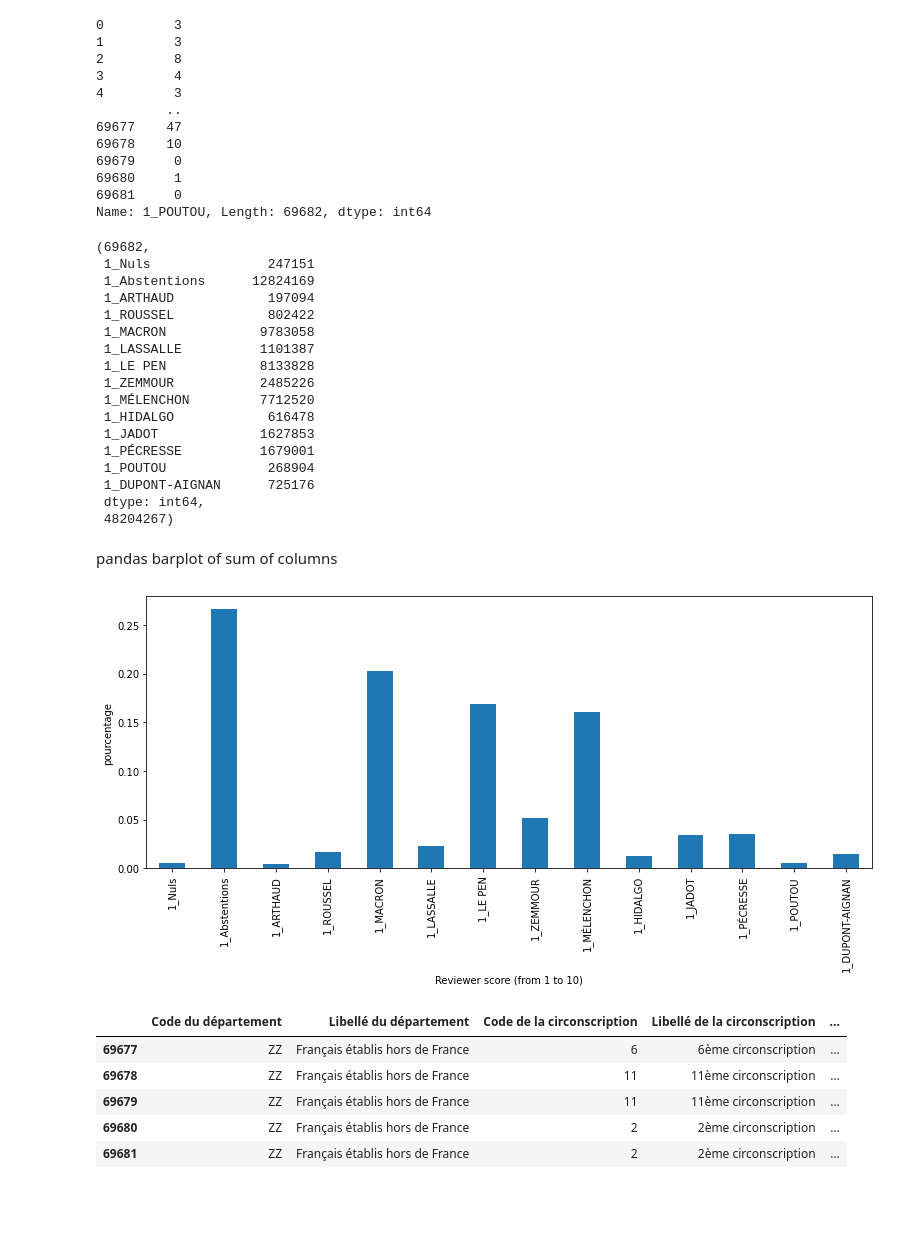
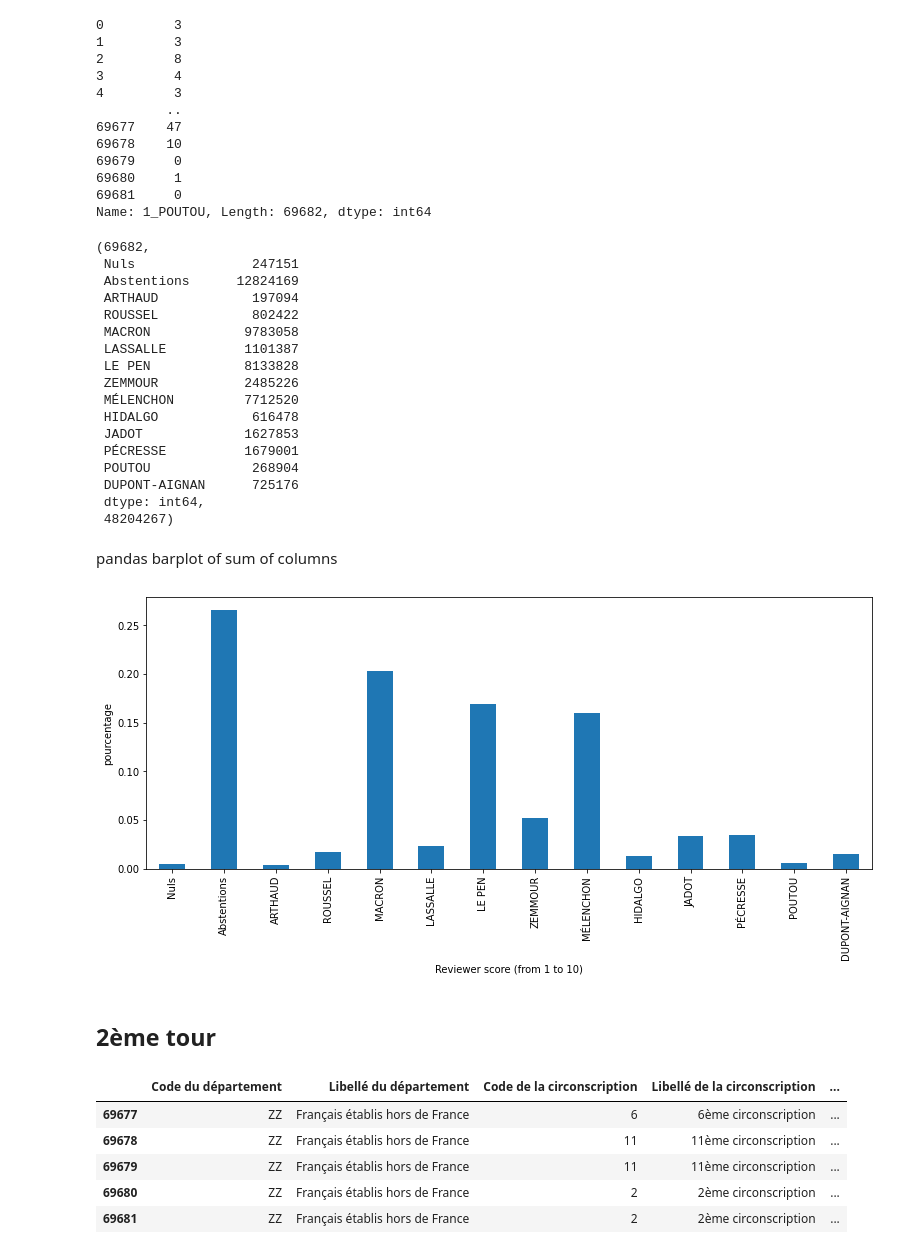
Before and after one commit to laurentperrinet/2022-05-04_transfert-des-voix, a Jupyter notebook: 2022-05-04_transfert-des-voix.ipynb, the cells around one changed output. Cells and saved outputs as stored; diff of their text form; code cells hidden in the pictures; blank space fills up the shorter version.

Commit message:
premiers plots

```diff
--- a/2022-05-04_transfert-des-voix.ipynb
+++ b/2022-05-04_transfert-des-voix.ipynb
@@ -81,7 +81,7 @@ df.head()
 | 3 | 6 | 265 | 4 | 0002 |
 | 4 | 8 | 246 | 4 | 0003 |
 # %%
-df_1 = T1[['Nuls', 'Abstentions']].copy()
+df_1 = T1[['Nuls', 'Blancs', 'Abstentions']].copy()
 #df_1 = df_1.rename(columns={"Nuls": "1_Nuls", "Abstentions": "1_Abstentions"})
 df_1.head()
 # %% [output]
@@ -190,7 +190,7 @@ Name: 0, dtype: object
 for i_candidat, candidat in enumerate(candidats):
     i_col = col_start + i_candidat*col_par_cdt + 2
     print(i_col, T1.iloc[:, i_col].values)
-    df['1_' + candidat] = T1.iloc[:, i_col].values
+    df_1[candidat] = T1.iloc[:, i_col].values
 # %% [output]
 25 [3 2 4 ... 0 0 0]
 32 [ 6  7 30 ...  1  1  1]
@@ -259,23 +259,23 @@ df['1_POUTOU']
 69681     0
 Name: 1_POUTOU, Length: 69682, dtype: int64
 # %%
-len(df), df.sum(), df.sum().sum()
+len(df_1), df_1.sum(), df_1.sum().sum()
 # %% [output]
 (69682,
- 1_Nuls               247151
- 1_Abstentions      12824169
- 1_ARTHAUD            197094
- 1_ROUSSEL            802422
- 1_MACRON            9783058
- 1_LASSALLE          1101387
- 1_LE PEN            8133828
- 1_ZEMMOUR           2485226
- 1_MÉLENCHON         7712520
- 1_HIDALGO            616478
- 1_JADOT             1627853
- 1_PÉCRESSE          1679001
- 1_POUTOU             268904
- 1_DUPONT-AIGNAN      725176
+ Nuls               247151
+ Abstentions      12824169
+ ARTHAUD            197094
+ ROUSSEL            802422
+ MACRON            9783058
+ LASSALLE          1101387
+ LE PEN            8133828
+ ZEMMOUR           2485226
+ MÉLENCHON         7712520
+ HIDALGO            616478
+ JADOT             1627853
+ PÉCRESSE          1679001
+ POUTOU             268904
+ DUPONT-AIGNAN      725176
  dtype: int64,
  48204267)
 # %% [markdown]
@@ -284,15 +284,17 @@ pandas barplot of sum of columns
 import matplotlib.pyplot as plt
 # %%
 fig, ax = plt.subplots(figsize=(13, 5))
-k = df.sum()/df.sum().sum()
+k = df_1.sum()/df_1.sum().sum()
 ax = k.plot.bar(ax=ax)
 ax.set_xlabel('Reviewer score (from 1 to 10)')
 #ax.set_xlim(1, 10)
 #ax.set_xticks(np.arange(1, 10)+.5)
 #ax.set_xticklabels(np.arange(1, 10))
 ax.set_ylabel('pourcentage');
 # %% [output]
-[figure, old version]
+[figure, new version]
+# %% [markdown]
+## 2ème tour
 # %%
 url = 'https://static.data.gouv.fr/resources/election-presidentielle-des-10-et-24-avril-2022-resultats-definitifs-du-2nd-tour/20220428-142301/resultats-par-niveau-burvot-t2-france-entiere.xlsx' # XLSX
 T2 = pd.read_excel(url)
```
Also changed, not shown: parts of 26 cells of this notebook.
